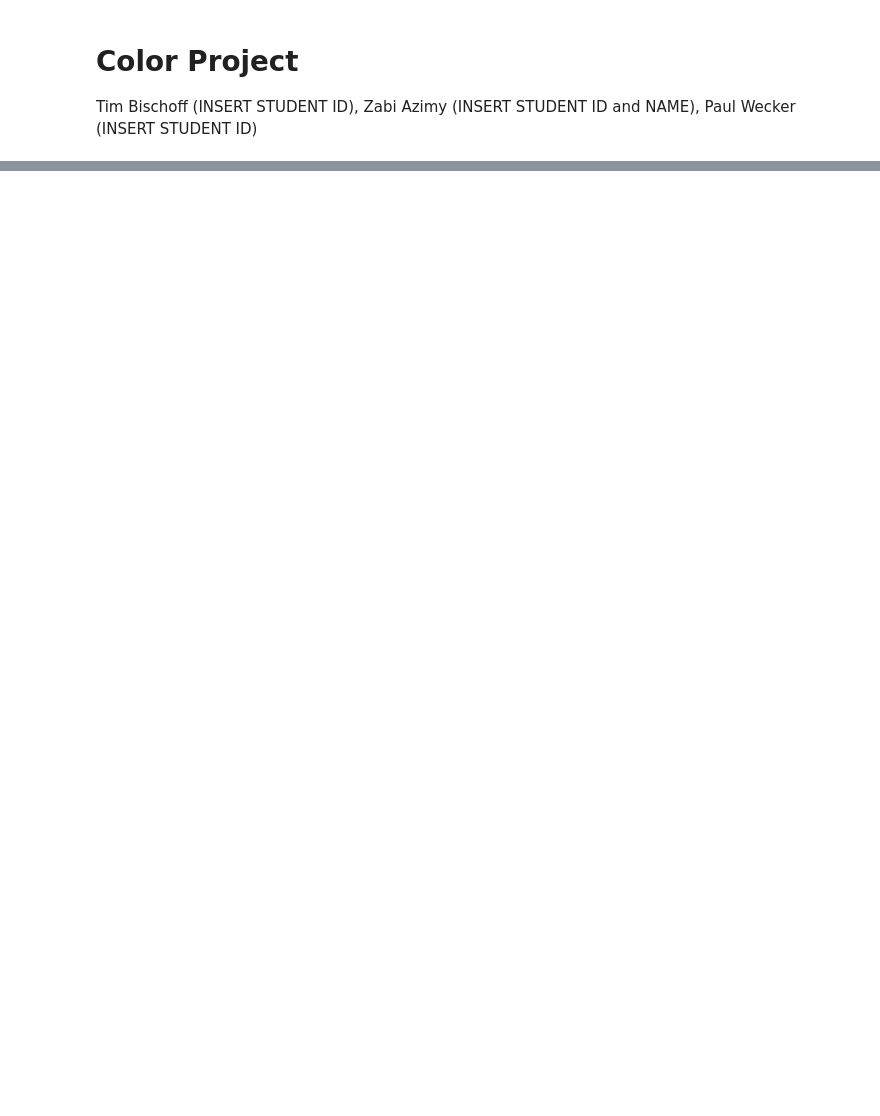
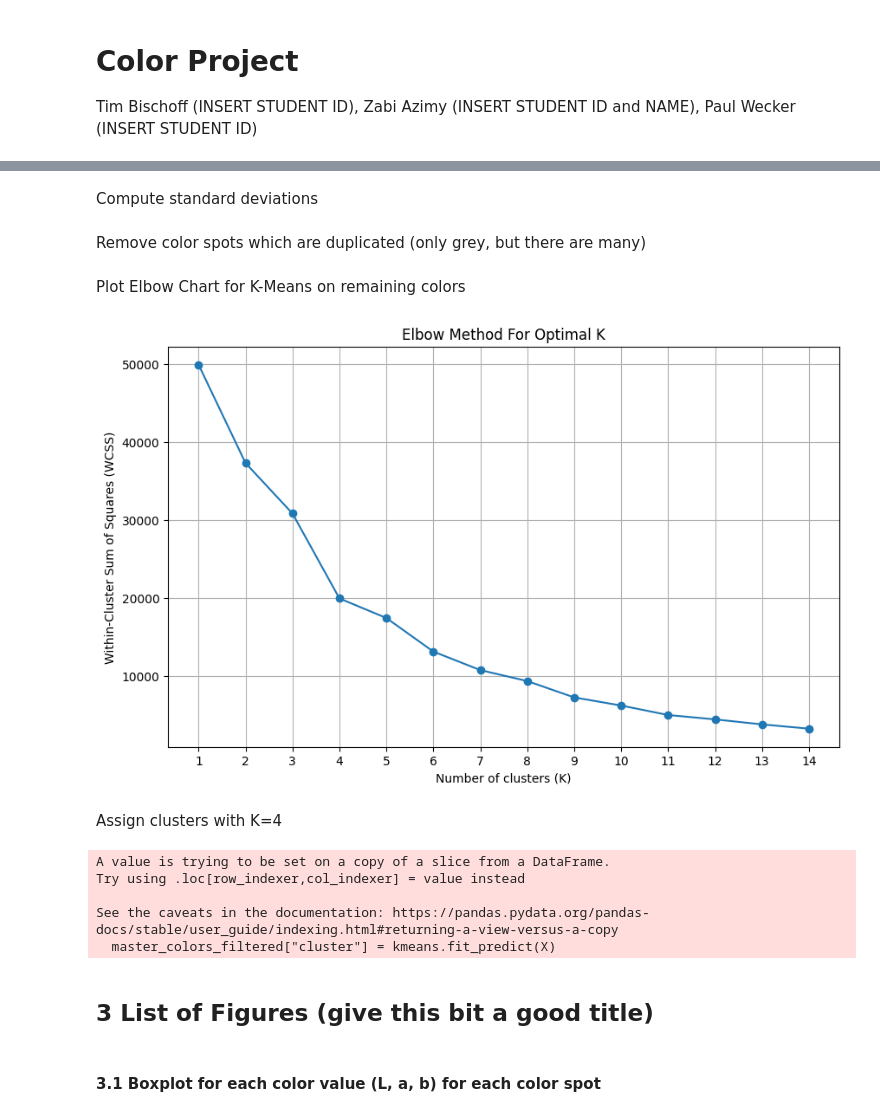
Before and after one commit to tkBischoff/DataViz, a Jupyter notebook: report.ipynb, the cells around one changed output, grey strips where cells are left out. Drawn from its saved outputs; the diff is of its cells as text; code cells hidden in the pictures; blank space fills up the shorter version.

```diff
--- a/report.ipynb
+++ b/report.ipynb
@@ -23,0 +84,17 @@ This is a sub paragraph, formatted in heading 3 style
+# %%
+measurments = pd.read_csv("data/LabMeasurements-Color-Card.csv", decimal=',', sep=';')
+master_colors = pd.read_csv("data/MasterColorCard.csv", decimal=',', sep=';')
+
+# make multilevel index for measurments columns
+row = measurments['Row']
+col = measurments['Column']
+measurments = measurments.drop(['Row', 'Column'], axis=1)
+new_cols = pd.MultiIndex.from_tuples(
+    [(int(col[1:]), col[0]) for col in measurments.columns]
+)
+measurments.columns = new_cols
+measurments.insert(0, 'Row', row)
+measurments.insert(1, 'Column', col)
+
+# make multilevel index for master color rows
+master_colors.set_index(['Crow', 'Ccol'], inplace=True)
@@ -23,0 +143,2 @@ This is a sub paragraph, formatted in heading 3 style
+# %% [markdown]
+Compute standard deviations
@@ -23,0 +164,46 @@ This is a sub paragraph, formatted in heading 3 style
+# %% [markdown]
+Remove color spots which are duplicated (only grey, but there are many)
+# %%
+grouped = master_colors.groupby(['L', 'a', 'b'])['Field'].apply(list).reset_index()
+grey_fields =grouped.loc[17]["Field"]
+master_colors_filtered = master_colors[~master_colors["Field"].isin(grey_fields)]
+# %% [markdown]
+Plot Elbow Chart for K-Means on remaining colors
+# %%
+X = master_colors_filtered[['L', 'a', 'b']]
+
+# Compute WCSS for different values of K
+wcss = []
+K_range = range(1, 15)  # Testing K from 1 to 10
+
+for K in K_range:
+    kmeans = KMeans(n_clusters=K, random_state=0)
+    kmeans.fit(X)
+    wcss.append(kmeans.inertia_)  # Inertia is the WCSS
+
+# Plot the elbow graph
+plt.figure(figsize=(10, 6))
+plt.plot(K_range, wcss, marker='o')
+plt.title('Elbow Method For Optimal K')
+plt.xlabel('Number of clusters (K)')
+plt.ylabel('Within-Cluster Sum of Squares (WCSS)')
+plt.xticks(K_range)
+plt.grid(True)
+plt.show()
+# %% [output]
+[figure, added]
+# %% [markdown]
+Assign clusters with K=4
+# %%
+kmeans = KMeans(n_clusters=4, random_state=0)
+master_colors_filtered["cluster"] = kmeans.fit_predict(X)
+# %% [output]
+A value is trying to be set on a copy of a slice from a DataFrame.
+Try using .loc[row_indexer,col_indexer] = value instead
+
+See the caveats in the documentation: https://pandas.pydata.org/pandas-docs/stable/user_guide/indexing.html#returning-a-view-versus-a-copy
+  master_colors_filtered["cluster"] = kmeans.fit_predict(X)
+# %% [markdown]
+## 3 List of Figures (give this bit a good title) <a class="anchor" id="three"></a>
+# %% [markdown]
+#### 3.1 Boxplot for each color value (L, a, b) for each color spot <a class="anchor" id="3.1"></a>
```
Also changed, not shown: parts of 30 cells of this notebook.
